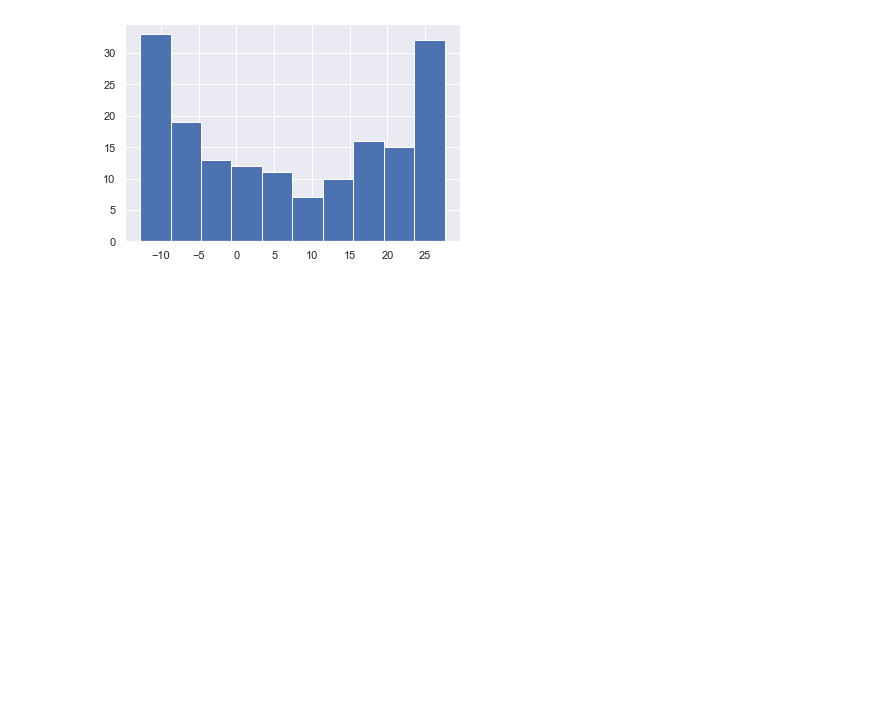
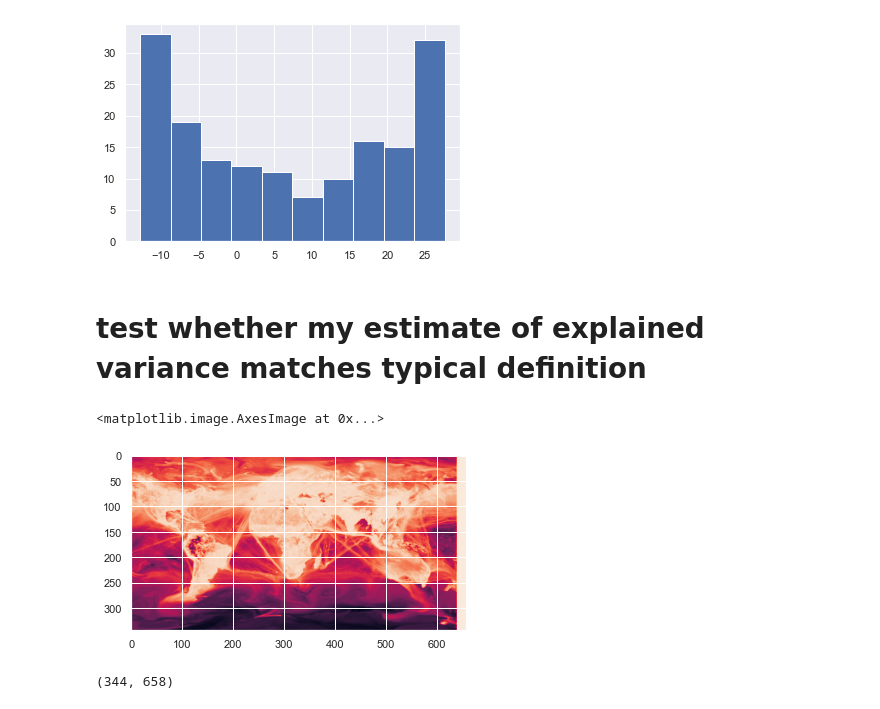
Before and after one commit to AlexTMallen/NASA-GEOS, a Jupyter notebook: ristretto/dimensionality-reduction.ipynb, the cells around one changed output. Drawn from its saved outputs; the diff is of its cells as text; code cells hidden in the pictures; blank space fills up the shorter version.

```diff
--- a/ristretto/dimensionality-reduction.ipynb
+++ b/ristretto/dimensionality-reduction.ipynb
@@ -615,3 +615,5 @@ plt.hist(V[:24*7, 2])
          19.50139647,  23.53477039,  27.56814432]),
  <BarContainer object of 10 artists>)
 [figure]
+# %% [markdown]
+# test whether my estimate of explained variance matches typical definition
@@ -617,0 +622,6 @@ plt.hist(V[:24*7, 2])
+# %%
+mat = image.imread(r".\figures\2019.6.1_map.png")[150:-150, 200:-200, 0]
+plt.imshow(mat)
+# %% [output]
+<matplotlib.image.AxesImage at 0x...>
+[figure, added]
@@ -617,0 +631,4 @@ plt.hist(V[:24*7, 2])
+# %%
+mat.shape
+# %% [output]
+(344, 658)
```
Also changed, not shown: parts of 6 cells of this notebook.
